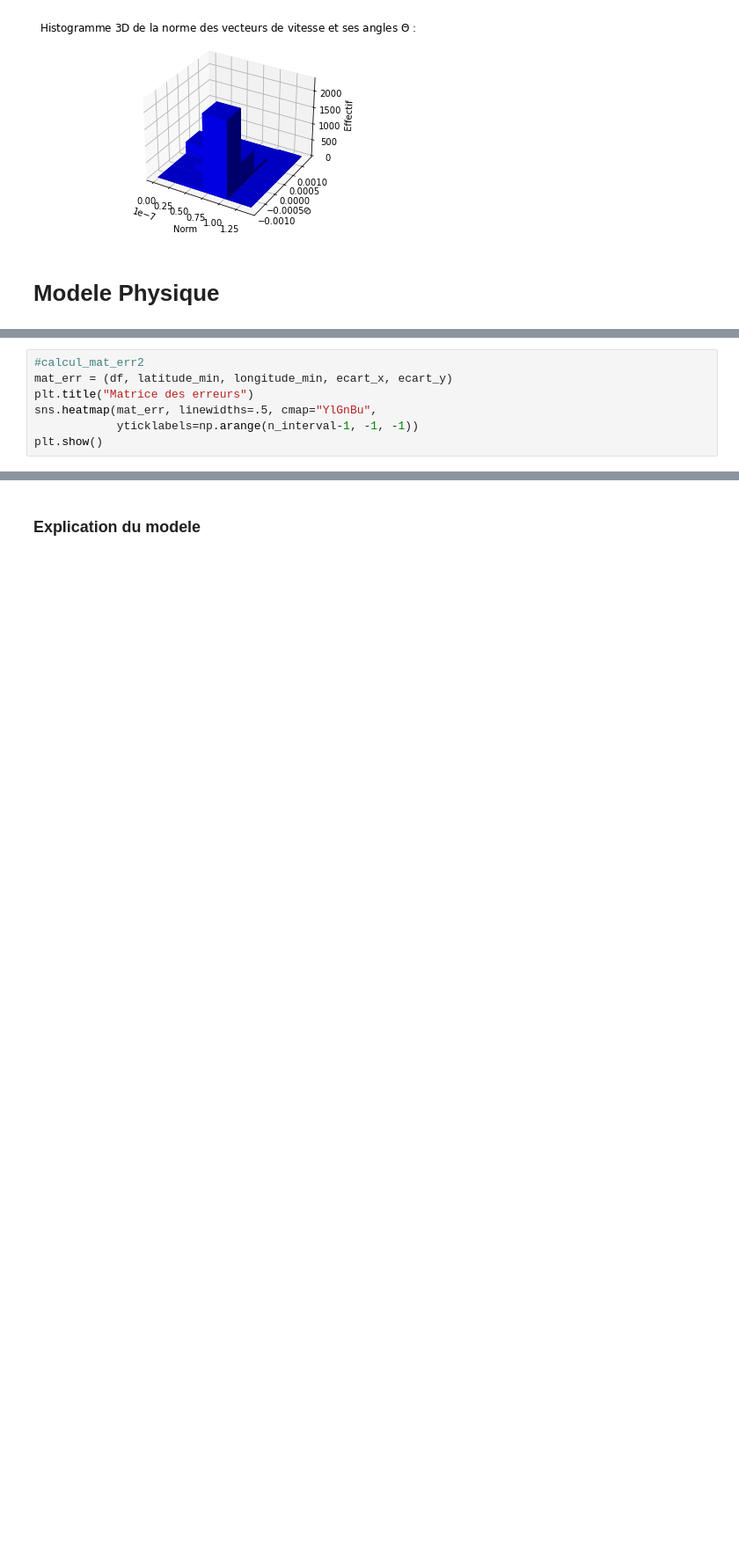
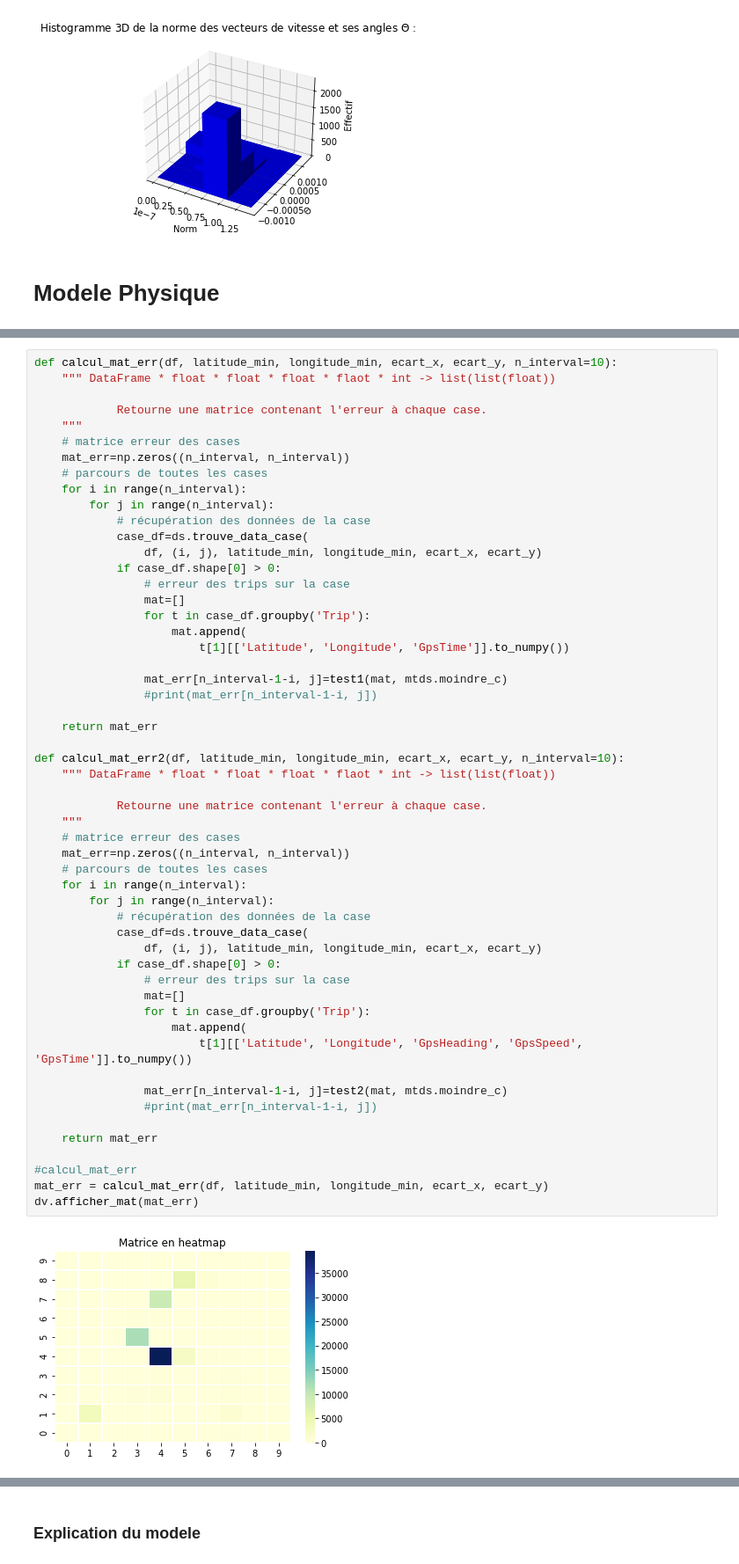
Before and after one commit to FZYUAN-1/pldac_interpolation, a Jupyter notebook: PLDAC PROJET GPS.ipynb, the cells around one changed output, grey strips where cells are left out. Shown at 88% size. Cells and saved outputs as stored; diff of their text form; blank space fills up the shorter version.

```diff
--- a/PLDAC PROJET GPS.ipynb
+++ b/PLDAC PROJET GPS.ipynb
@@ -411,7 +262,0 @@ plt.show()
-# %%
-#calcul_mat_err2
-mat_err = (df, latitude_min, longitude_min, ecart_x, ecart_y)
-plt.title("Matrice des erreurs")
-sns.heatmap(mat_err, linewidths=.5, cmap="YlGnBu",
-            yticklabels=np.arange(n_interval-1, -1, -1))
-plt.show()
@@ -419,0 +354,56 @@ plt.show()
+# %%
+def calcul_mat_err(df, latitude_min, longitude_min, ecart_x, ecart_y, n_interval=10):
+    """ DataFrame * float * float * float * flaot * int -> list(list(float))
+
+            Retourne une matrice contenant l'erreur à chaque case.
+    """
+    # matrice erreur des cases
+    mat_err=np.zeros((n_interval, n_interval))
+    # parcours de toutes les cases
+    for i in range(n_interval):
+        for j in range(n_interval):
+            # récupération des données de la case
+            case_df=ds.trouve_data_case(
+                df, (i, j), latitude_min, longitude_min, ecart_x, ecart_y)
+            if case_df.shape[0] > 0:
+                # erreur des trips sur la case
+                mat=[]
+                for t in case_df.groupby('Trip'):
+                    mat.append(
+                        t[1][['Latitude', 'Longitude', 'GpsTime']].to_numpy())
+
+                mat_err[n_interval-1-i, j]=test1(mat, mtds.moindre_c)
+                #print(mat_err[n_interval-1-i, j])
+
+    return mat_err
+
+def calcul_mat_err2(df, latitude_min, longitude_min, ecart_x, ecart_y, n_interval=10):
+    """ DataFrame * float * float * float * flaot * int -> list(list(float))
+
+            Retourne une matrice contenant l'erreur à chaque case.
+    """
+    # matrice erreur des cases
+    mat_err=np.zeros((n_interval, n_interval))
+    # parcours de toutes les cases
+    for i in range(n_interval):
+        for j in range(n_interval):
+            # récupération des données de la case
+            case_df=ds.trouve_data_case(
+                df, (i, j), latitude_min, longitude_min, ecart_x, ecart_y)
+            if case_df.shape[0] > 0:
+                # erreur des trips sur la case
+                mat=[]
+                for t in case_df.groupby('Trip'):
+                    mat.append(
+                        t[1][['Latitude', 'Longitude', 'GpsHeading', 'GpsSpeed', 'GpsTime']].to_numpy())
+
+                mat_err[n_interval-1-i, j]=test2(mat, mtds.moindre_c)
+                #print(mat_err[n_interval-1-i, j])
+
+    return mat_err
+
+#calcul_mat_err
+mat_err = calcul_mat_err(df, latitude_min, longitude_min, ecart_x, ecart_y)
+dv.afficher_mat(mat_err)
+# %% [output]
+[figure, added]
```
Also changed, not shown: parts of 20 cells of this notebook, 3 other files.
